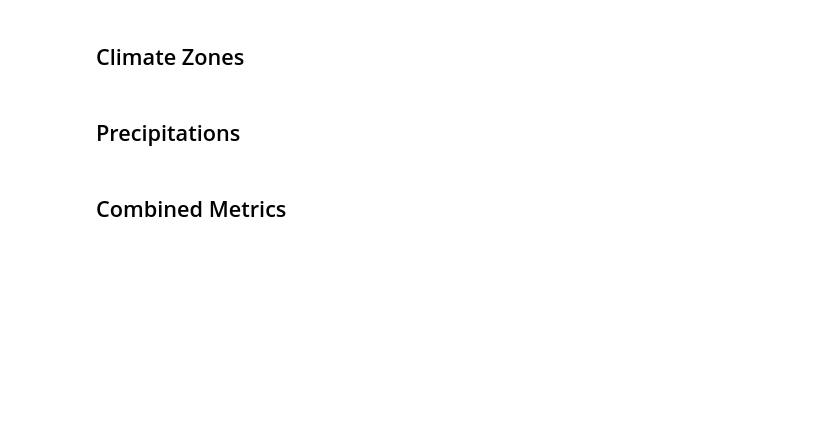
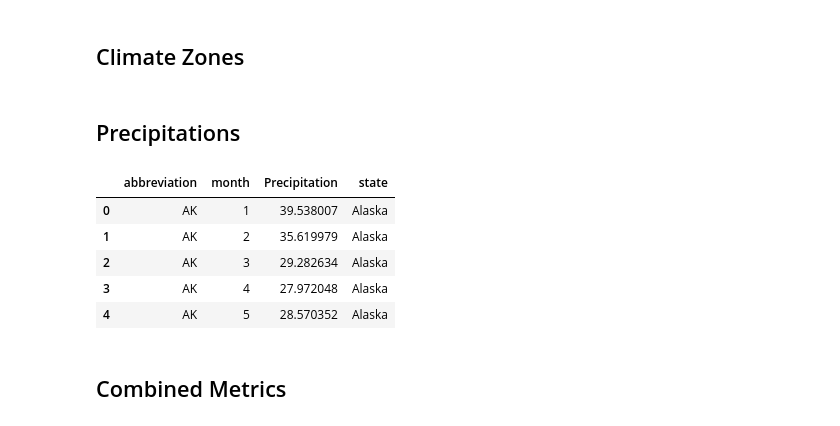
Before and after one commit to epfl-ada/ada-2024-project-leonardodatavinci, a Jupyter notebook: weather.ipynb, the cells around one changed output. Saved outputs shown, nothing was run; the diff lists cells and outputs as text; code cells hidden in the pictures; blank space fills up the shorter version.

```diff
--- a/weather.ipynb
+++ b/weather.ipynb
@@ -353,0 +345,14 @@ fig.write_html("illustrations/Nicolas/precipitation.html")
+# %%
+# Calculate the average temperature by state abbreviation
+state_monthly_avg_prec = beer_data_with_weather.groupby(['abbreviation', 'month'])['Precipitation'].mean().reset_index()
+
+state_monthly_avg_prec = preProcessingHelper.merge_with_abbreviations(state_monthly_avg_prec)
+
+state_monthly_avg_prec.head()
+# %% [output]
+|  | abbreviation | month | Precipitation | state |
+| 0 | AK | 1 | 39.538007 | Alaska |
+| 1 | AK | 2 | 35.619979 | Alaska |
+| 2 | AK | 3 | 29.282634 | Alaska |
+| 3 | AK | 4 | 27.972048 | Alaska |
+| 4 | AK | 5 | 28.570352 | Alaska |
```
Also changed, not shown: parts of 14 cells of this notebook, 15 other files.
